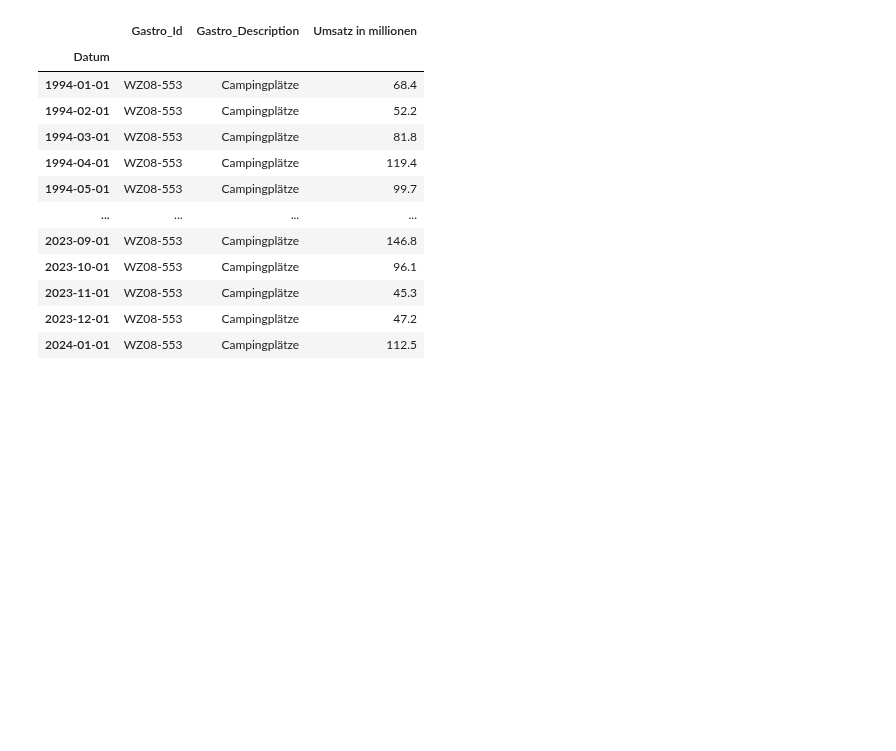
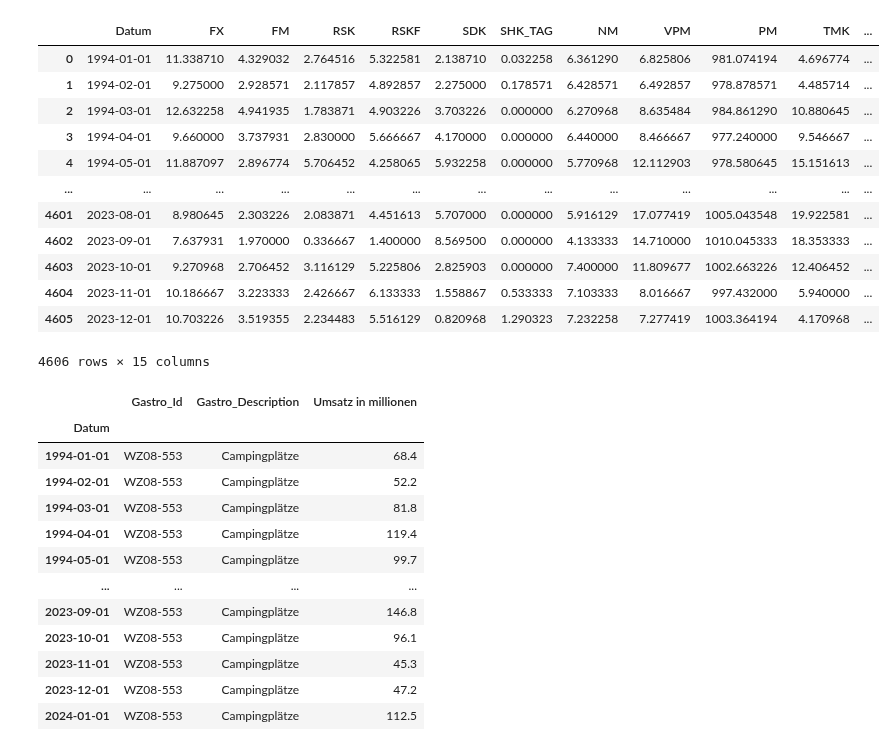
Before and after one commit to Fxvdi/dabi2-project, a Jupyter notebook: 2a_test-analyse.ipynb, the cells around one changed output. Cells and saved outputs as stored; diff of their text form; code cells hidden in the pictures; blank space fills up the shorter version.

```diff
--- a/2a_test-analyse.ipynb
+++ b/2a_test-analyse.ipynb
@@ -14,2 +63,19 @@ for filename in os.listdir(directory):
+# %%
+df = pd.read_csv("Daten/alle_stationen_aggregiert.csv")
+df
+# %% [output]
+|  | Datum | FX | FM | RSK | RSKF | SDK | SHK_TAG | NM | VPM | PM | TMK | ... |
+| 0 | 1994-01-01 | 11.338710 | 4.329032 | 2.764516 | 5.322581 | 2.138710 | 0.032258 | 6.361290 | 6.825806 | 981.074194 | 4.696774 | ... |
+| 1 | 1994-02-01 | 9.275000 | 2.928571 | 2.117857 | 4.892857 | 2.275000 | 0.178571 | 6.428571 | 6.492857 | 978.878571 | 4.485714 | ... |
+| 2 | 1994-03-01 | 12.632258 | 4.941935 | 1.783871 | 4.903226 | 3.703226 | 0.000000 | 6.270968 | 8.635484 | 984.861290 | 10.880645 | ... |
+| 3 | 1994-04-01 | 9.660000 | 3.737931 | 2.830000 | 5.666667 | 4.170000 | 0.000000 | 6.440000 | 8.466667 | 977.240000 | 9.546667 | ... |
+| 4 | 1994-05-01 | 11.887097 | 2.896774 | 5.706452 | 4.258065 | 5.932258 | 0.000000 | 5.770968 | 12.112903 | 978.580645 | 15.151613 | ... |
+| ... | ... | ... | ... | ... | ... | ... | ... | ... | ... | ... | ... | ... |
+| 4601 | 2023-08-01 | 8.980645 | 2.303226 | 2.083871 | 4.451613 | 5.707000 | 0.000000 | 5.916129 | 17.077419 | 1005.043548 | 19.922581 | ... |
+| 4602 | 2023-09-01 | 7.637931 | 1.970000 | 0.336667 | 1.400000 | 8.569500 | 0.000000 | 4.133333 | 14.710000 | 1010.045333 | 18.353333 | ... |
+| 4603 | 2023-10-01 | 9.270968 | 2.706452 | 3.116129 | 5.225806 | 2.825903 | 0.000000 | 7.400000 | 11.809677 | 1002.663226 | 12.406452 | ... |
+| 4604 | 2023-11-01 | 10.186667 | 3.223333 | 2.426667 | 6.133333 | 1.558867 | 0.533333 | 7.103333 | 8.016667 | 997.432000 | 5.940000 | ... |
+| 4605 | 2023-12-01 | 10.703226 | 3.519355 | 2.234483 | 5.516129 | 0.820968 | 1.290323 | 7.232258 | 7.277419 | 1003.364194 | 4.170968 | ... |
+4606 rows × 15 columns
 # %%
 df_gastro = pd.read_csv("Daten/cleaned_data/gastro_filtered.csv")
```
Also changed, not shown: parts of 16 cells of this notebook, 34 other files.
